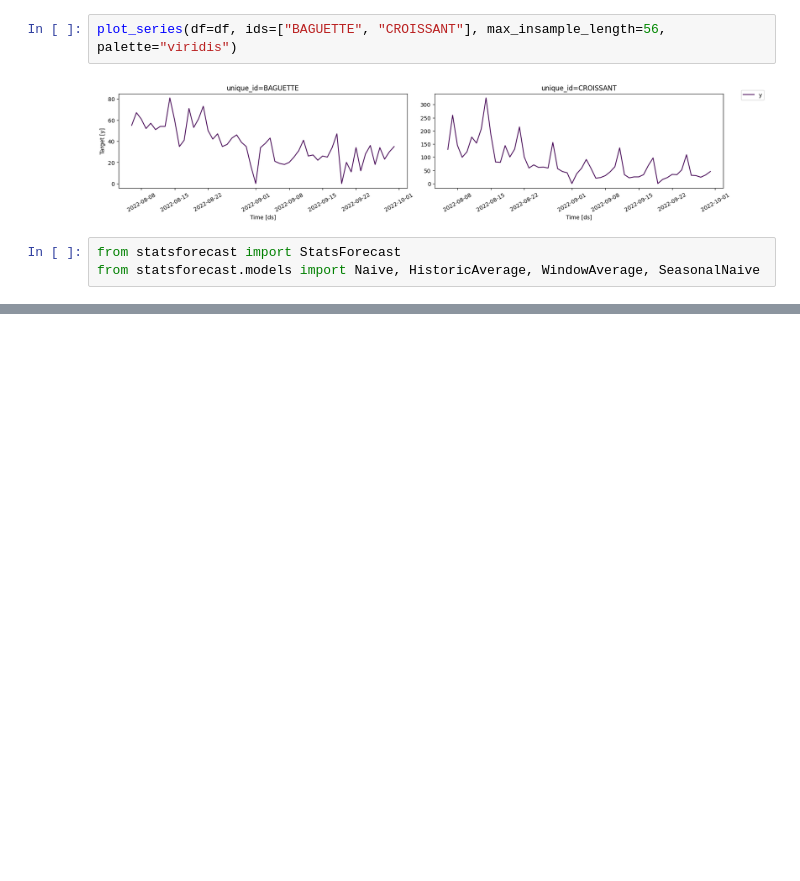
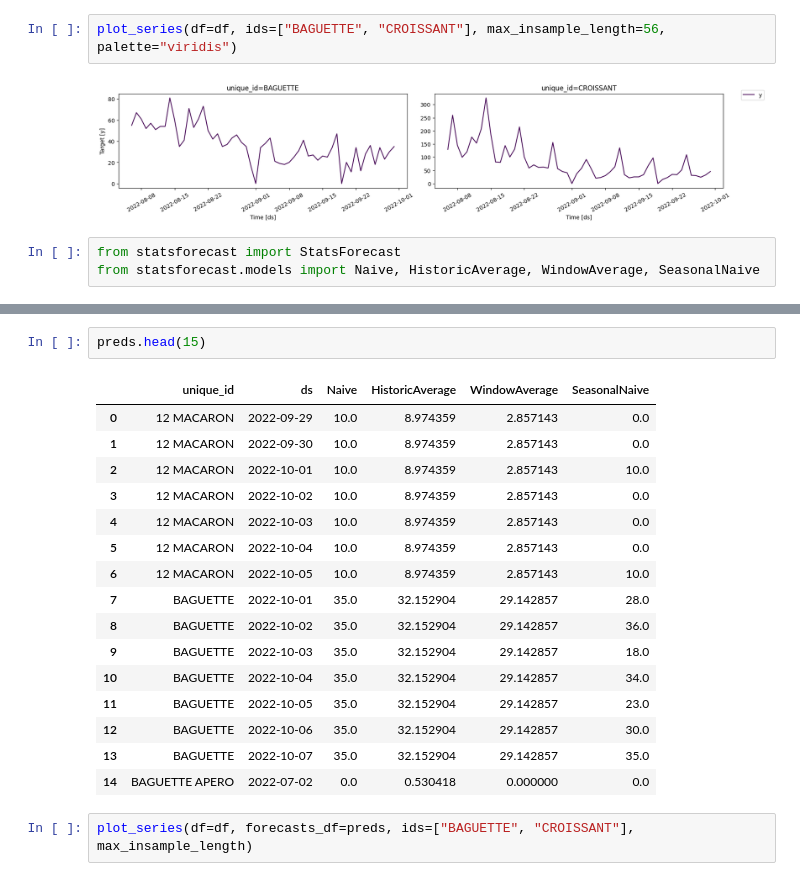
Before and after one commit to MdakaneNtobeko/time-series-forecasting, a Jupyter notebook: bakery.ipynb, the cells around one changed output, grey strips where cells are left out. Saved outputs shown, nothing was run; the diff lists cells and outputs as text; blank space fills up the shorter version.

Commit message:
Plot baseline models predictions

```diff
--- a/bakery.ipynb
+++ b/bakery.ipynb
@@ -59,0 +58,21 @@ NameError: name 'StatsForecasrt' is not defined
+# %%
+preds.head(15)
+# %% [output]
+|  | unique_id | ds | Naive | HistoricAverage | WindowAverage | SeasonalNaive |
+| 0 | 12 MACARON | 2022-09-29 | 10.0 | 8.974359 | 2.857143 | 0.0 |
+| 1 | 12 MACARON | 2022-09-30 | 10.0 | 8.974359 | 2.857143 | 0.0 |
+| 2 | 12 MACARON | 2022-10-01 | 10.0 | 8.974359 | 2.857143 | 10.0 |
+| 3 | 12 MACARON | 2022-10-02 | 10.0 | 8.974359 | 2.857143 | 0.0 |
+| 4 | 12 MACARON | 2022-10-03 | 10.0 | 8.974359 | 2.857143 | 0.0 |
+| 5 | 12 MACARON | 2022-10-04 | 10.0 | 8.974359 | 2.857143 | 0.0 |
+| 6 | 12 MACARON | 2022-10-05 | 10.0 | 8.974359 | 2.857143 | 10.0 |
+| 7 | BAGUETTE | 2022-10-01 | 35.0 | 32.152904 | 29.142857 | 28.0 |
+| 8 | BAGUETTE | 2022-10-02 | 35.0 | 32.152904 | 29.142857 | 36.0 |
+| 9 | BAGUETTE | 2022-10-03 | 35.0 | 32.152904 | 29.142857 | 18.0 |
+| 10 | BAGUETTE | 2022-10-04 | 35.0 | 32.152904 | 29.142857 | 34.0 |
+| 11 | BAGUETTE | 2022-10-05 | 35.0 | 32.152904 | 29.142857 | 23.0 |
+| 12 | BAGUETTE | 2022-10-06 | 35.0 | 32.152904 | 29.142857 | 30.0 |
+| 13 | BAGUETTE | 2022-10-07 | 35.0 | 32.152904 | 29.142857 | 35.0 |
+| 14 | BAGUETTE APERO | 2022-07-02 | 0.0 | 0.530418 | 0.000000 | 0.0 |
+# %%
+plot_series(df=df, forecasts_df=preds, ids=["BAGUETTE", "CROISSANT"], max_insample_length)
```
Also changed, not shown: parts of 1 cell of this notebook.
